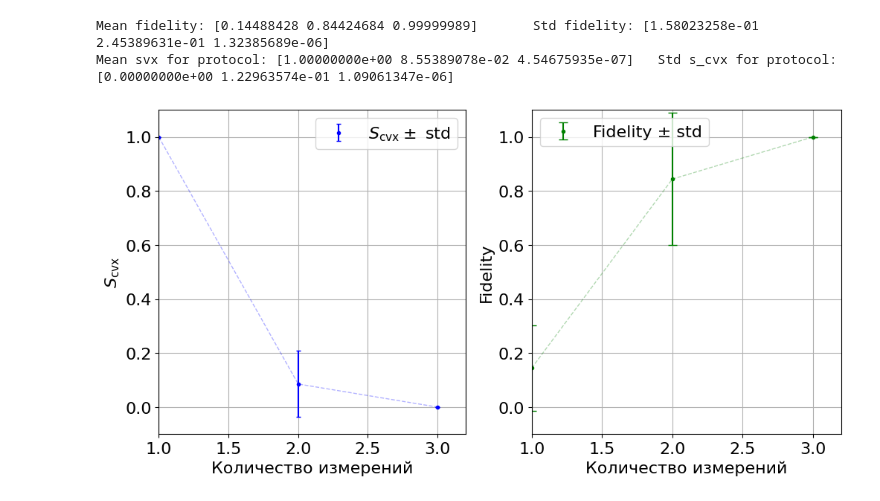
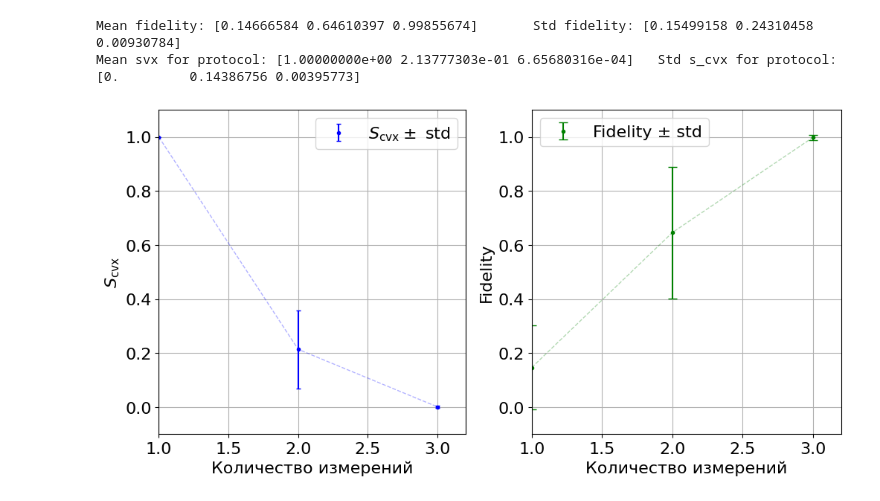
Before and after one commit to Denis-chupa/Quantum_tools, a Jupyter notebook: Tomography/src/research_data/create_s_cvx_pictures.ipynb, the cells around one changed output. Drawn from its saved outputs; the diff is of its cells as text; code cells hidden in the pictures.

```diff
--- a/Tomography/src/research_data/create_s_cvx_pictures.ipynb
+++ b/Tomography/src/research_data/create_s_cvx_pictures.ipynb
@@ -14,6 +14,5 @@ import matplotlib.pyplot as plt
 AttributeError("module 'mosek' has no attribute 'conetype'")
 # %%
-
 from Qutrit import*
 from Adaptive_compresive_cending_qutrit import*
 plt.rcParams.update({
@@ -35,34 +34,36 @@ protocol = [Gl_2(pi / 8) @ Gl_8(0), Gl_2(pi / 8), np.diag((1,1,1))]
 tomography_1 = ACT(protocol, 1, 3)
 
 x = np.array([1, 2, 3])
 svx_list = []
 fidelity_list = []
 N = 100
 
 
 for i in tqdm(range(N)):
-    svx_list_one_measurement, fidelity_list_one_measurement, fidelity_x_min, fidelity_x_max, x_min_list, x_max_list, state_ml = tomography_1.main(epsilon=10**-6)
+    svx_list_one_measurement, fidelity_list_one_measurement, fidelity_x_min, fidelity_x_max,\
+    x_min_list, x_max_list, state_ml = tomography_1.main(rank_psevdoin=1, epsilon_ml=10*-11, epsilon_act=10**-5,\
+                                                         max_iters_in_semidefinite_program=10**5)
     for ind_min in range(len(x_min_list)):
         x_min_list[ind_min] = np.array([[complex(item) for item in row] for row in x_min_list[ind_min]])
     for ind_max in range(len(x_max_list)):
         x_max_list[ind_max] = np.array([[complex(item) for item in row] for row in x_max_list[ind_max]])
 
     fidelity_list_xmax_xmin = [tomography_1.Fidelity(x_min_list[0], x_max_list[0]), tomography_1.Fidelity(x_min_list[1], x_max_list[1]), tomography_1.Fidelity(x_min_list[2], x_max_list[2])]#, tomography_1.Fidelity(x_min_list[3], x_max_list[3])]
     if svx_list_one_measurement is not np.inf :
         svx_list.append(svx_list_one_measurement)
         fidelity_list.append(np.abs(fidelity_list_xmax_xmin))
 
 y = np.mean(np.array(svx_list),axis = 0)
 std = np.std(np.array(svx_list),axis = 0)
 fidelity_mean = np.mean((fidelity_list), axis = 0)
 fidelity_std = np.std(np.array(fidelity_list),axis = 0)
 
 
 print("Mean fidelity:", fidelity_mean , "\tStd fidelity:", fidelity_std)
 print("Mean svx for protocol:", y,"\tStd s_cvx for protocol:", std)
 print()
 pl_fid_s_cvx(x, y, std, fidelity_mean, fidelity_std)
 # %% [output]
-Mean fidelity: [0.14488428 0.84424684 0.99999989]       Std fidelity: [1.58023258e-01 2.45389631e-01 1.32385689e-06]
-Mean svx for protocol: [1.00000000e+00 8.55389078e-02 4.54675935e-07]   Std s_cvx for protocol: [0.00000000e+00 1.22963574e-01 1.09061347e-06]
+Mean fidelity: [0.14666584 0.64610397 0.99855674]       Std fidelity: [0.15499158 0.24310458 0.00930784]
+Mean svx for protocol: [1.00000000e+00 2.13777303e-01 6.65680316e-04]   Std s_cvx for protocol: [0.         0.14386756 0.00395773]
-[figure, old version]
+[figure, new version]
```
Also changed, not shown: parts of 1 cell of this notebook, 1 other file.
